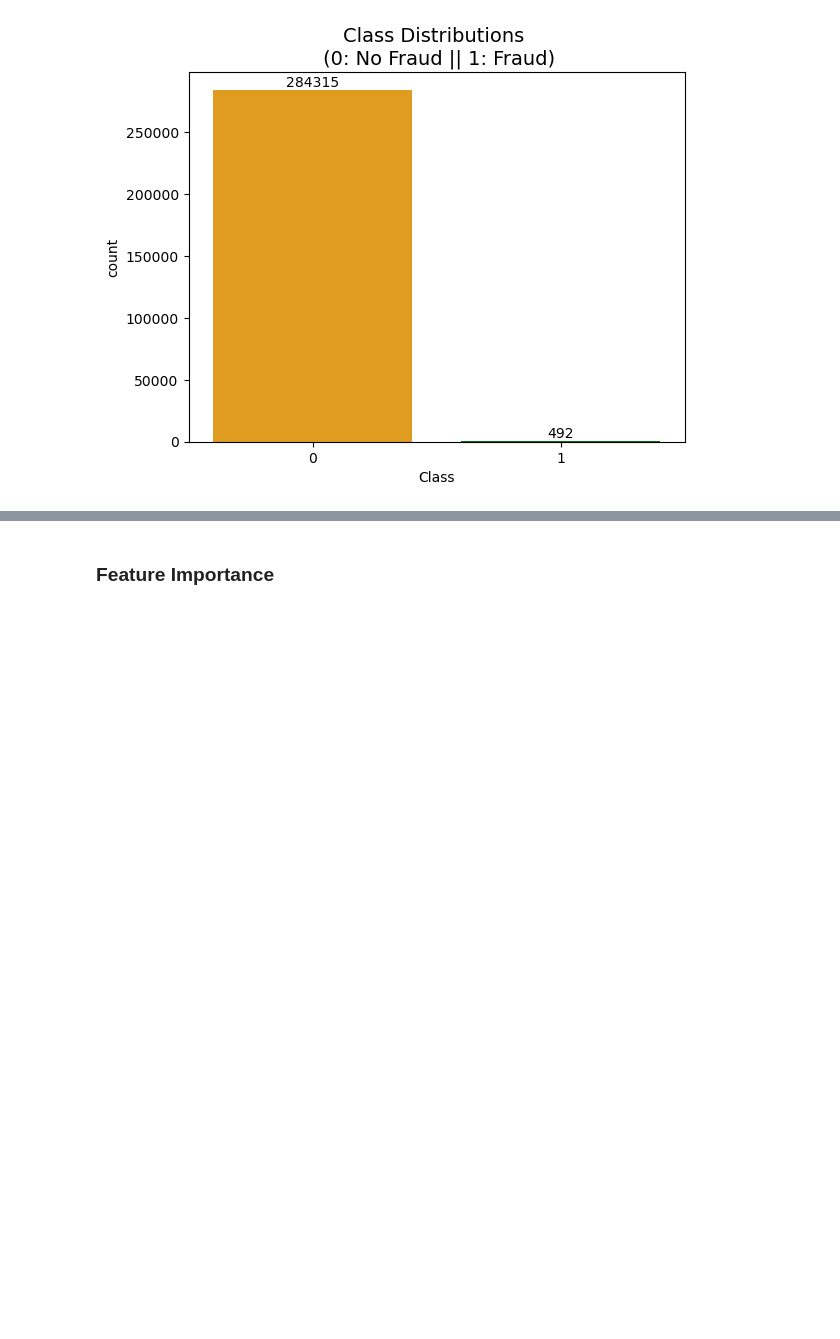
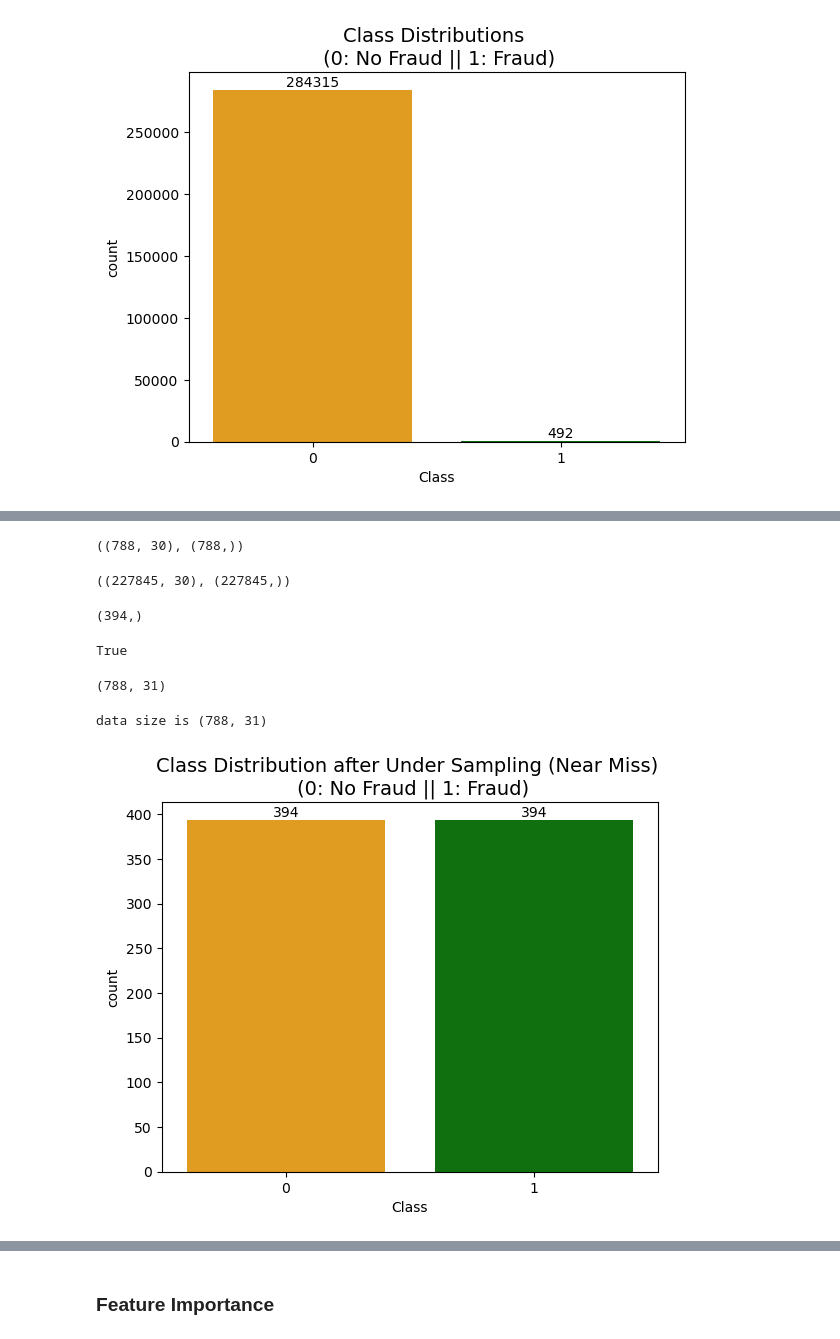
Before and after one commit to anaconda/ml-lifecycle-on-aws-graviton, a Jupyter notebook: data_exploration.ipynb, the cells around one changed output, grey strips where cells are left out. Saved outputs shown, nothing was run; the diff lists cells and outputs as text; code cells hidden in the pictures; blank space fills up the shorter version.

```diff
--- a/data_exploration.ipynb
+++ b/data_exploration.ipynb
@@ -57,0 +91,3 @@ data size is (284807, 31)
+# %%
+X_train_scaled = preprocessing.fit_transform(X_train)
+X_test_scaled  = preprocessing.transform(X_test)
@@ -57,0 +96,32 @@ data size is (284807, 31)
+# %%
+# Under Sampling Strategy
+nm = NearMiss(sampling_strategy="majority", version=3, n_neighbors_ver3=5)
+X_train_scaled_sampled, y_train_sampled = nm.fit_resample(X_train_scaled, y_train)
+# %%
+X_train_scaled_sampled.shape, y_train_sampled.shape
+# %% [output]
+((788, 30), (788,))
+# %%
+X_train_scaled.shape, y_train.shape
+# %% [output]
+((227845, 30), (227845,))
+# %%
+y_train[y_train == 1].shape
+# %% [output]
+(394,)
+# %%
+y_train_sampled[y_train_sampled==0].shape == y_train_sampled[y_train_sampled==1].shape
+# %% [output]
+True
+# %%
+df_sampled_nm = pd.DataFrame(X_train_scaled_sampled, columns=X_train.columns)
+df_sampled_nm["Class"] = y_train_sampled
+
+df_sampled_nm.shape
+# %% [output]
+(788, 31)
+# %%
+plot_samples(df_sampled_nm, title="Class Distribution after Under Sampling (Near Miss)")
+# %% [output]
+data size is (788, 31)
+[figure, added]
```
Also changed, not shown: parts of 20 cells of this notebook.
